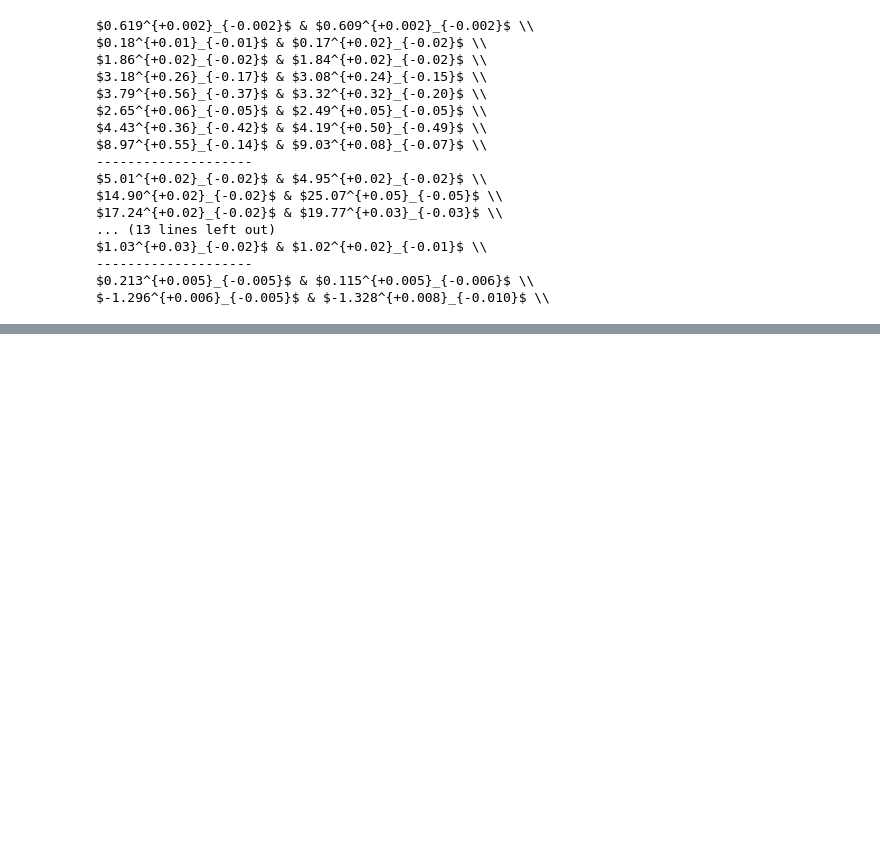
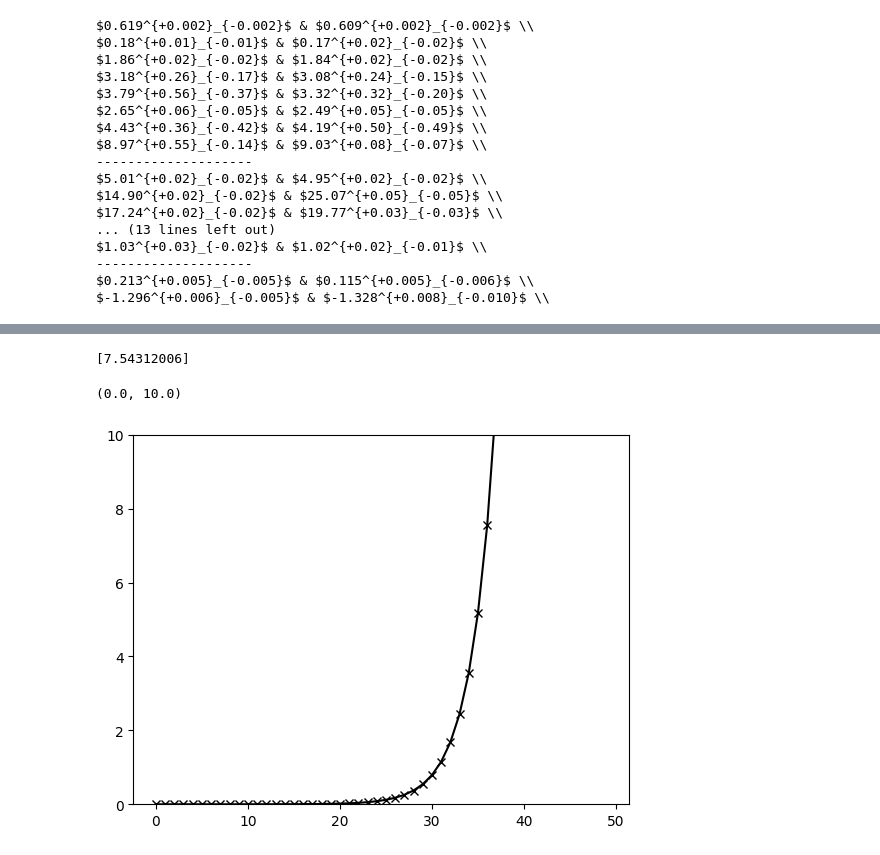
Before and after one commit to samderegt/retrieval_base, a Jupyter notebook: Luhman_16/figures/plot_K_band_chem_ratios.ipynb, the cells around one changed output, grey strips where cells are left out. Cells and saved outputs as stored; diff of their text form; code cells hidden in the pictures; blank space fills up the shorter version.

```diff
--- a/Luhman_16/figures/plot_K_band_chem_ratios.ipynb
+++ b/Luhman_16/figures/plot_K_band_chem_ratios.ipynb
@@ -426,0 +562,9 @@ $-1.296^{+0.006}_{-0.005}$ & $-1.328^{+0.008}_{-0.010}$ \\
+# %%
+print(np.unique(Chem_A_eq_wo_quenching.quench_settings_posterior['CO_CH4']))
+
+plt.plot(A_eq.PT['K2166_1'].pressure, 'k-x')
+plt.ylim(0,10)
+# %% [output]
+[7.54312006]
+(0.0, 10.0)
+[figure, added]
```
Also changed, not shown: parts of 19 cells of this notebook, 1 other file.
